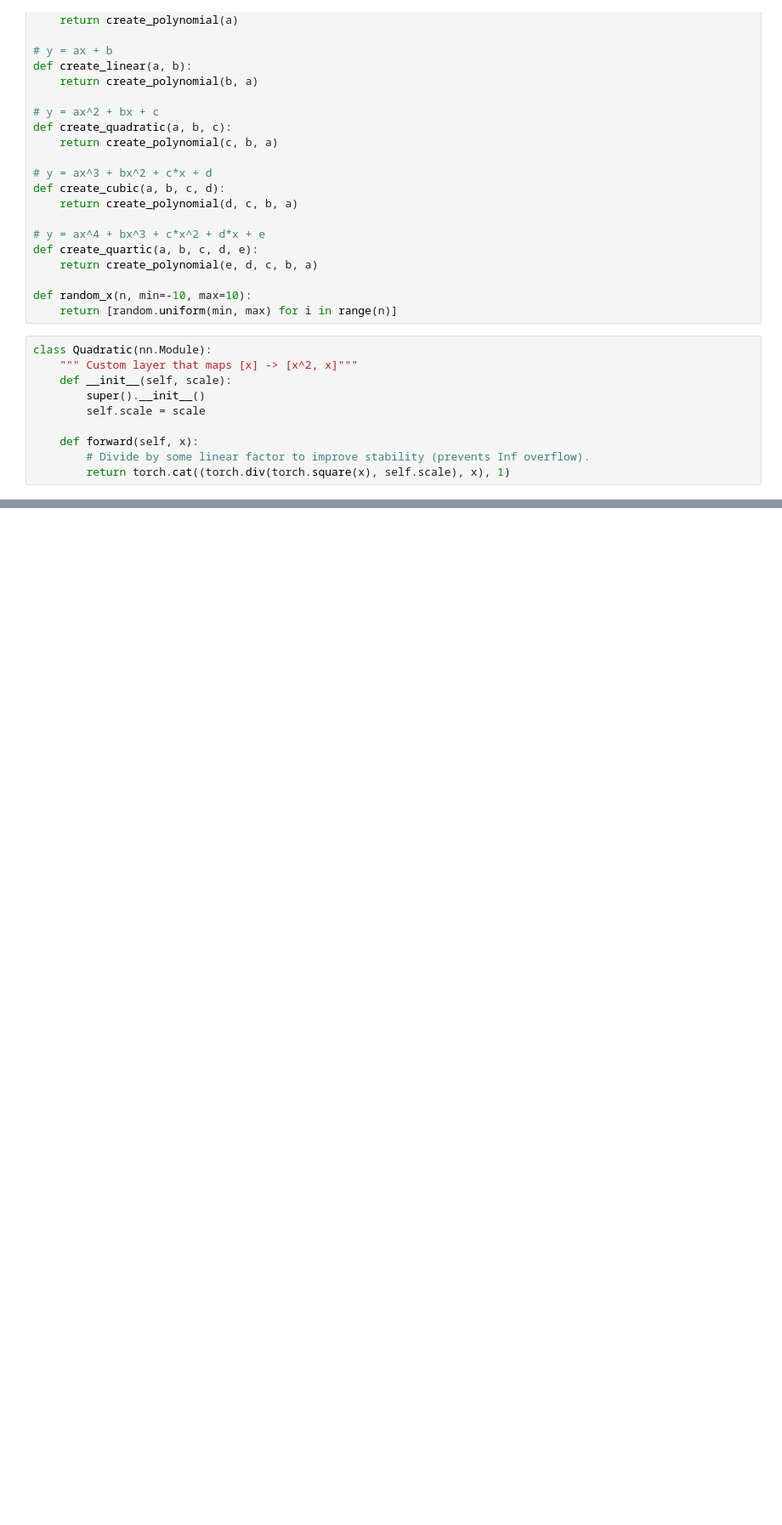
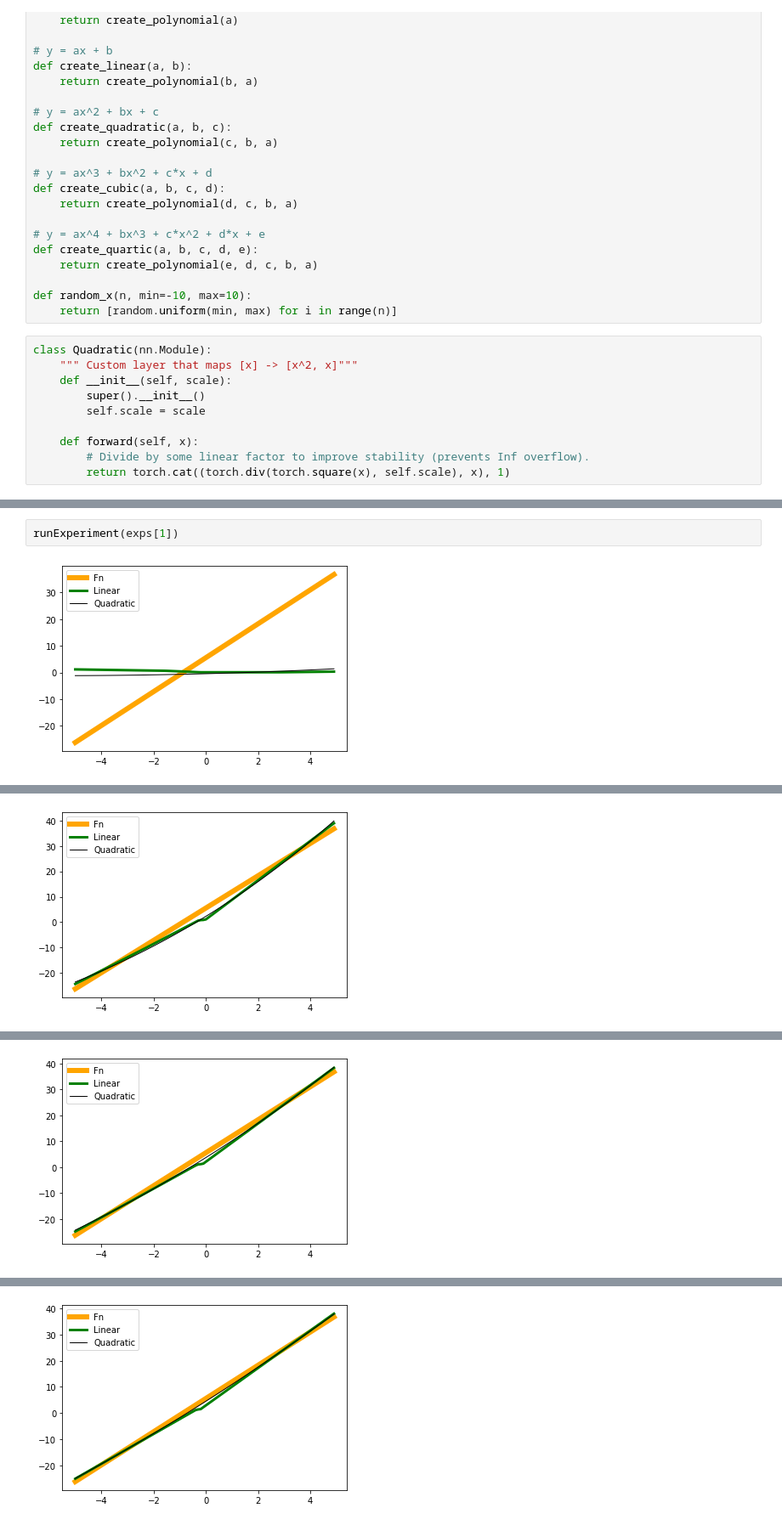
Before and after one commit to alanoursland/quadratic-networks, a Jupyter notebook: polynomials.ipynb, the cells around one changed output, grey strips where cells are left out. Shown at 85% size. Drawn from its saved outputs; the diff is of its cells as text; blank space fills up the shorter version.

```diff
--- a/polynomials.ipynb
+++ b/polynomials.ipynb
@@ -293,0 +321,4 @@ plt.legend()
+# %%
+runExperiment(exps[1])
+# %% [output]
+[figure, added]
@@ -293,0 +326 @@ plt.legend()
+[figure, added]
@@ -293,0 +328 @@ plt.legend()
+[figure, added]
@@ -293,0 +330 @@ plt.legend()
+[figure, added]
```
Also changed, not shown: parts of 12 cells of this notebook.
